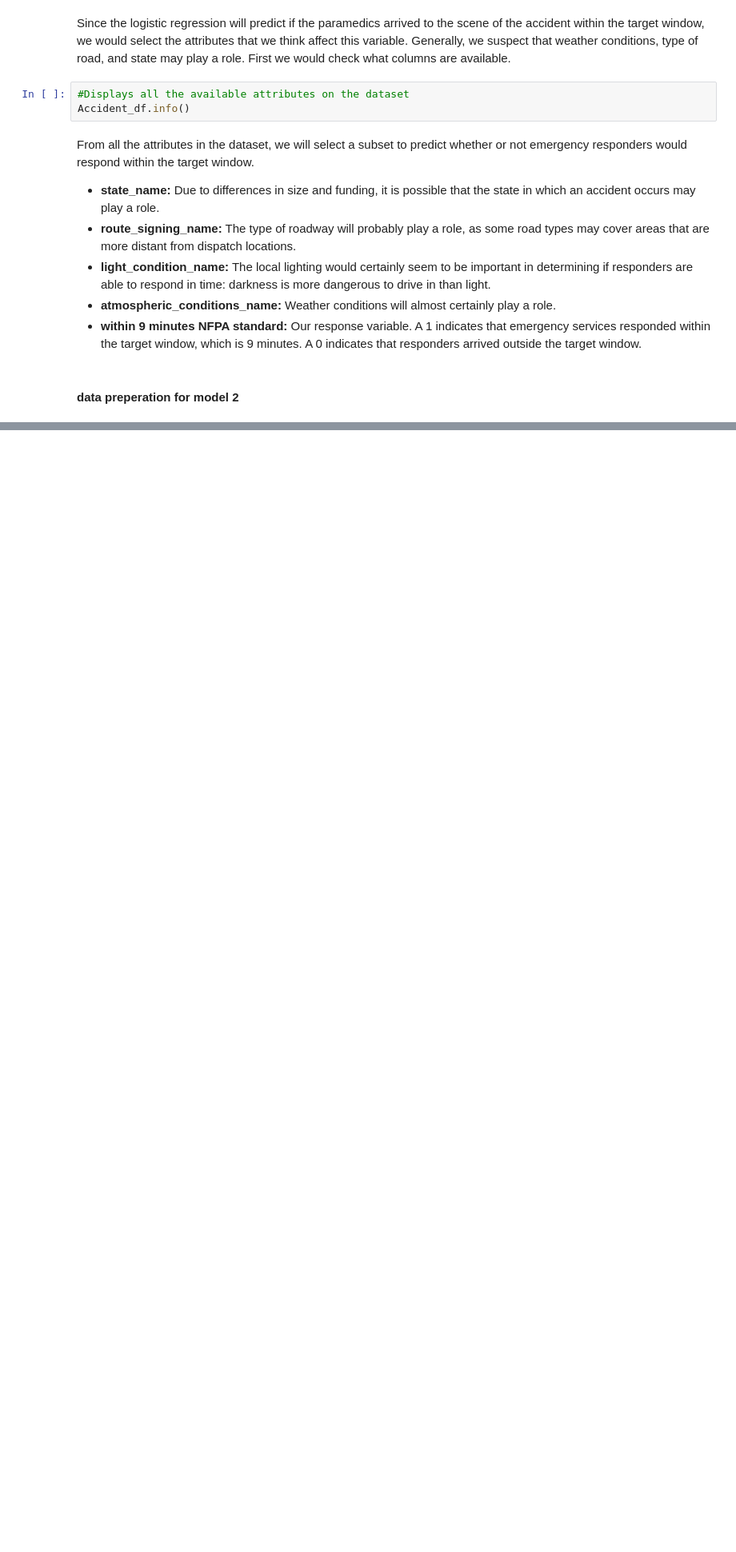
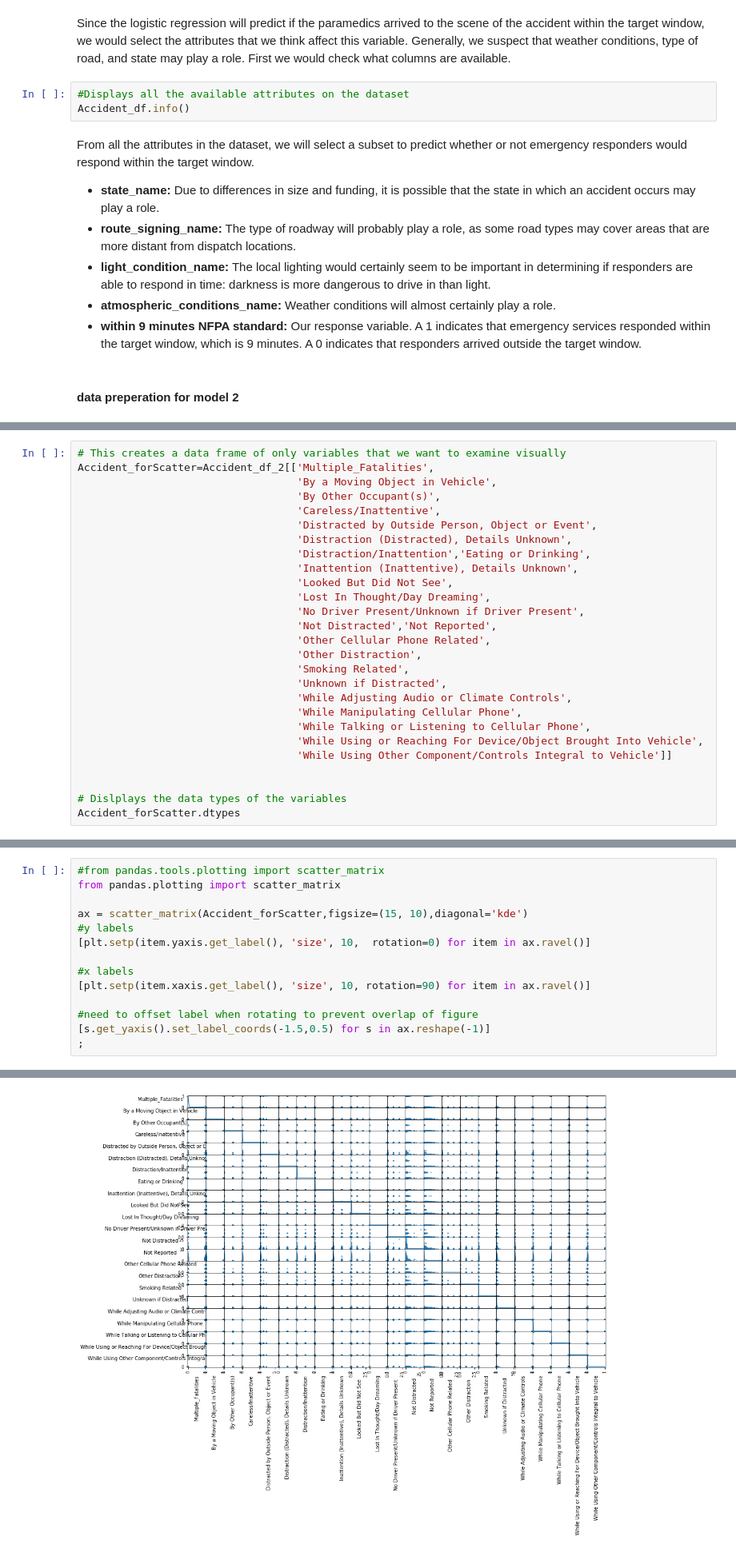
Before and after one commit to ecantu75/DataMining_Lab2, a Jupyter notebook: DataMining_LAB_2.ipynb, the cells around one changed output, grey strips where cells are left out. Shown: that part at 80% size. Cells and saved outputs as stored; diff of their text form; blank space fills up the shorter version.

```diff
--- a/DataMining_LAB_2.ipynb
+++ b/DataMining_LAB_2.ipynb
@@ -151,0 +300,27 @@ print(distract_null.consecutive_number.count(),'records were removed due to miss
+# %%
+# This creates a data frame of only variables that we want to examine visually
+Accident_forScatter=Accident_df_2[['Multiple_Fatalities',
+                                   'By a Moving Object in Vehicle',
+                                   'By Other Occupant(s)',
+                                   'Careless/Inattentive',
+                                   'Distracted by Outside Person, Object or Event',
+                                   'Distraction (Distracted), Details Unknown',
+                                   'Distraction/Inattention','Eating or Drinking',
+                                   'Inattention (Inattentive), Details Unknown',
+                                   'Looked But Did Not See',
+                                   'Lost In Thought/Day Dreaming',
+                                   'No Driver Present/Unknown if Driver Present',
+                                   'Not Distracted','Not Reported',
+                                   'Other Cellular Phone Related',
+                                   'Other Distraction',
+                                   'Smoking Related',
+                                   'Unknown if Distracted',
+                                   'While Adjusting Audio or Climate Controls',
+                                   'While Manipulating Cellular Phone',
+                                   'While Talking or Listening to Cellular Phone',
+                                   'While Using or Reaching For Device/Object Brought Into Vehicle',
+                                   'While Using Other Component/Controls Integral to Vehicle']]
+
+
+# Dislplays the data types of the variables
+Accident_forScatter.dtypes
@@ -151,0 +345,15 @@ print(distract_null.consecutive_number.count(),'records were removed due to miss
+# %%
+#from pandas.tools.plotting import scatter_matrix
+from pandas.plotting import scatter_matrix
+
+ax = scatter_matrix(Accident_forScatter,figsize=(15, 10),diagonal='kde')
+#y labels
+[plt.setp(item.yaxis.get_label(), 'size', 10,  rotation=0) for item in ax.ravel()]
+
+#x labels
+[plt.setp(item.xaxis.get_label(), 'size', 10, rotation=90) for item in ax.ravel()]
+
+#need to offset label when rotating to prevent overlap of figure
+[s.get_yaxis().set_label_coords(-1.5,0.5) for s in ax.reshape(-1)]
+;
+# %% [output]
@@ -151,0 +361 @@ print(distract_null.consecutive_number.count(),'records were removed due to miss
+[figure, added]
```
Also changed, not shown: parts of 11 cells of this notebook.
